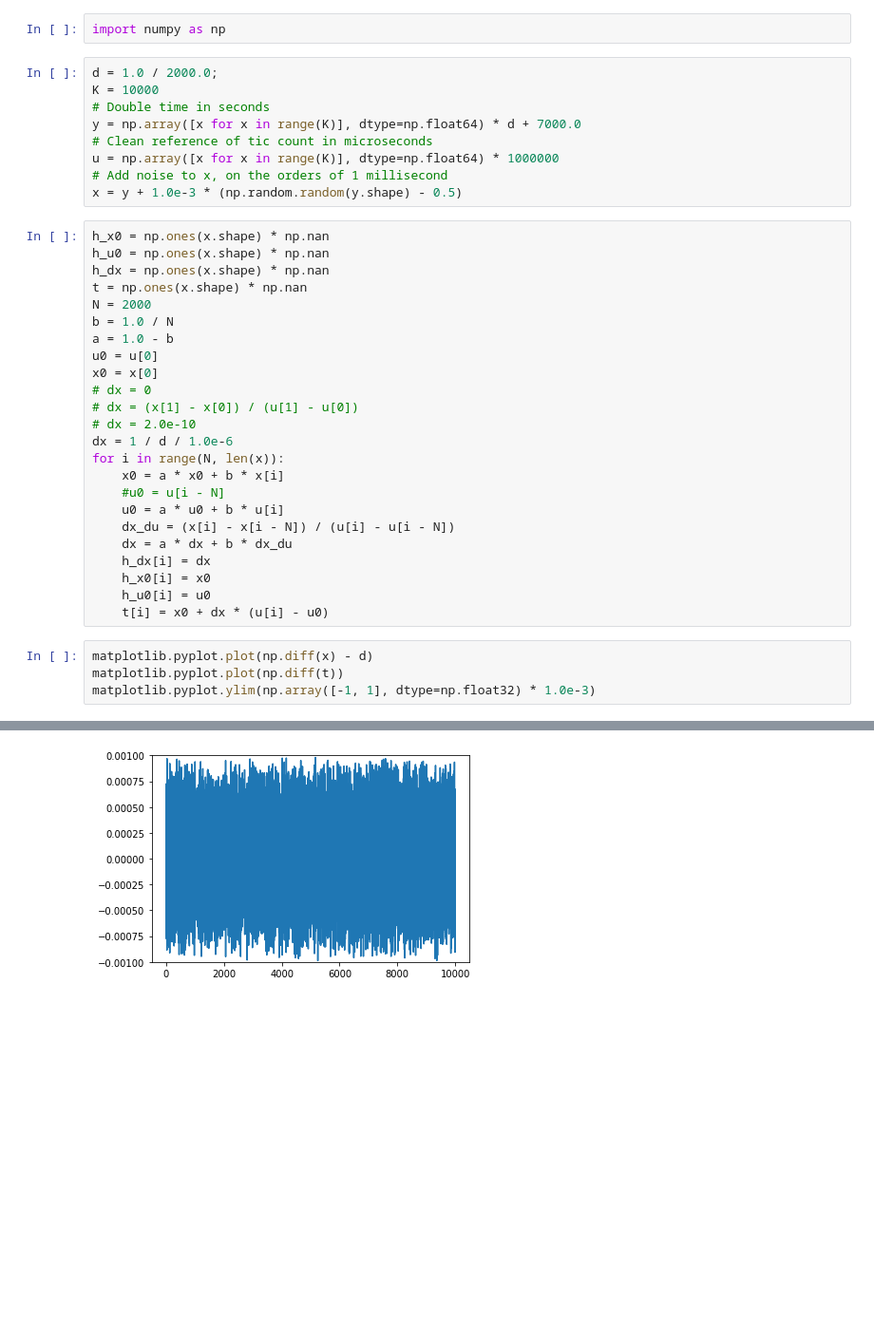
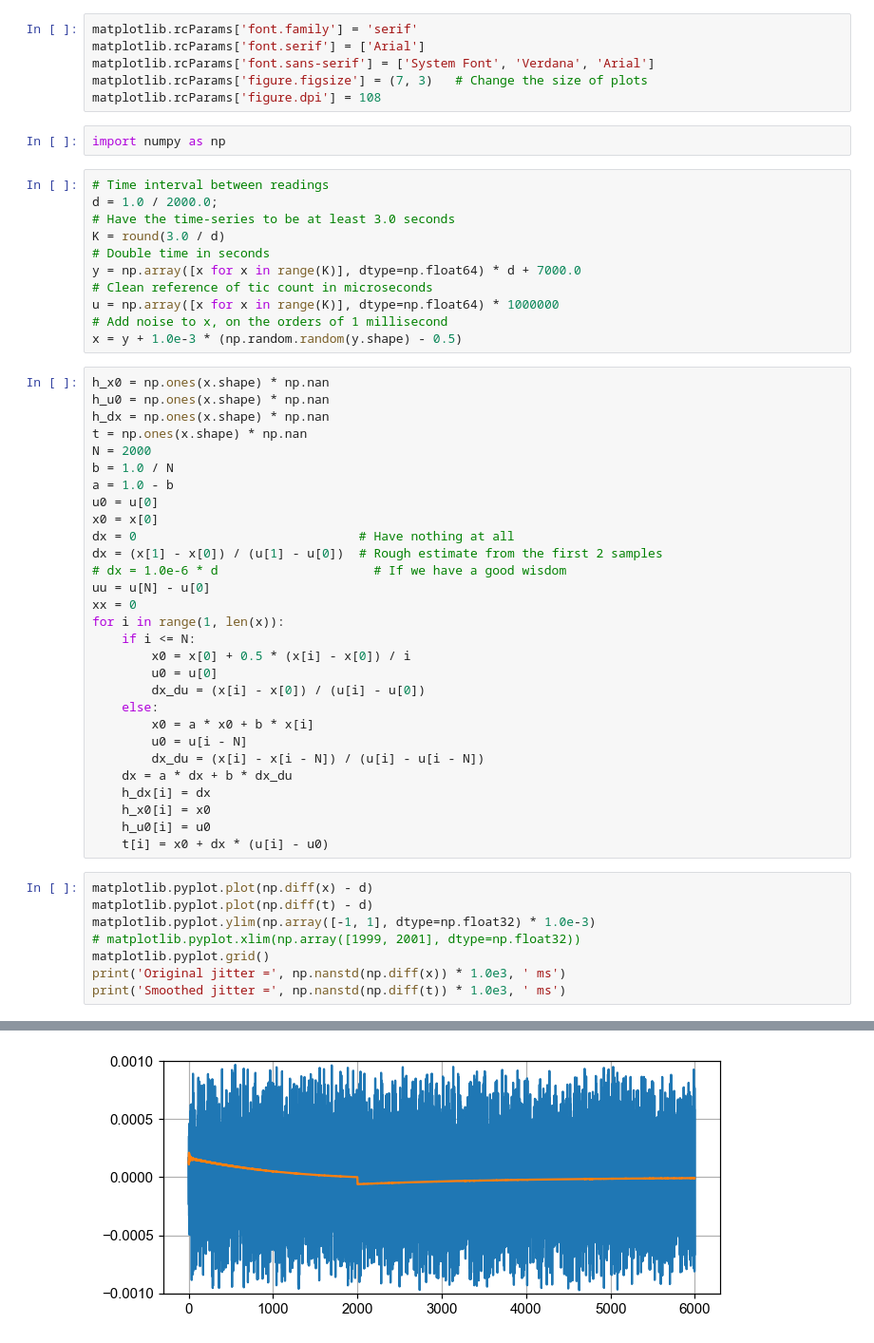
Before and after one commit to OURadar/RadarKit, a Jupyter notebook: python/RKClock Simulation.ipynb, the cells around one changed output, grey strips where cells are left out. Shown: that part at 95% size. Saved outputs shown, nothing was run; the diff lists cells and outputs as text; blank space fills up the shorter version.

```diff
--- a/python/RKClock Simulation.ipynb
+++ b/python/RKClock Simulation.ipynb
@@ -3,11 +3,19 @@
 %pylab inline
 # %% [output]
 Populating the interactive namespace from numpy and matplotlib
+# %%
+matplotlib.rcParams['font.family'] = 'serif'
+matplotlib.rcParams['font.serif'] = ['Arial']
+matplotlib.rcParams['font.sans-serif'] = ['System Font', 'Verdana', 'Arial']
+matplotlib.rcParams['figure.figsize'] = (7, 3)   # Change the size of plots
+matplotlib.rcParams['figure.dpi'] = 108
 # %%
 import numpy as np
 # %%
+# Time interval between readings
 d = 1.0 / 2000.0;
-K = 10000
+# Have the time-series to be at least 3.0 seconds
+K = round(3.0 / d)
 # Double time in seconds
 y = np.array([x for x in range(K)], dtype=np.float64) * d + 7000.0
 # Clean reference of tic count in microseconds
@@ -24,15 +32,20 @@ b = 1.0 / N
 a = 1.0 - b
 u0 = u[0]
 x0 = x[0]
-# dx = 0
-# dx = (x[1] - x[0]) / (u[1] - u[0])
-# dx = 2.0e-10
-dx = 1 / d / 1.0e-6
-for i in range(N, len(x)):
-    x0 = a * x0 + b * x[i]
-    #u0 = u[i - N]
-    u0 = a * u0 + b * u[i]
-    dx_du = (x[i] - x[i - N]) / (u[i] - u[i - N])
+dx = 0                              # Have nothing at all
+dx = (x[1] - x[0]) / (u[1] - u[0])  # Rough estimate from the first 2 samples
+# dx = 1.0e-6 * d                     # If we have a good wisdom
+uu = u[N] - u[0]
+xx = 0
+for i in range(1, len(x)):
+    if i <= N:
+        x0 = x[0] + 0.5 * (x[i] - x[0]) / i
+        u0 = u[0]
+        dx_du = (x[i] - x[0]) / (u[i] - u[0])
+    else:
+        x0 = a * x0 + b * x[i]
+        u0 = u[i - N]
+        dx_du = (x[i] - x[i - N]) / (u[i] - u[i - N])
     dx = a * dx + b * dx_du
     h_dx[i] = dx
     h_x0[i] = x0
@@ -40,6 +53,10 @@ for i in range(N, len(x)):
     t[i] = x0 + dx * (u[i] - u0)
 # %%
 matplotlib.pyplot.plot(np.diff(x) - d)
-matplotlib.pyplot.plot(np.diff(t))
+matplotlib.pyplot.plot(np.diff(t) - d)
 matplotlib.pyplot.ylim(np.array([-1, 1], dtype=np.float32) * 1.0e-3)
+# matplotlib.pyplot.xlim(np.array([1999, 2001], dtype=np.float32))
+matplotlib.pyplot.grid()
+print('Original jitter =', np.nanstd(np.diff(x)) * 1.0e3, ' ms')
+print('Smoothed jitter =', np.nanstd(np.diff(t)) * 1.0e3, ' ms')
 # %% [output]
@@ -47,3 +65,3 @@ matplotlib.pyplot.ylim(np.array([-1, 1], dtype=np.float32) * 1.0e-3)
-[figure, old version]
+[figure, new version]
 # %%
 matplotlib.pyplot.plot(t - y)
```
Also changed, not shown: parts of 8 cells of this notebook, 1 other file.
